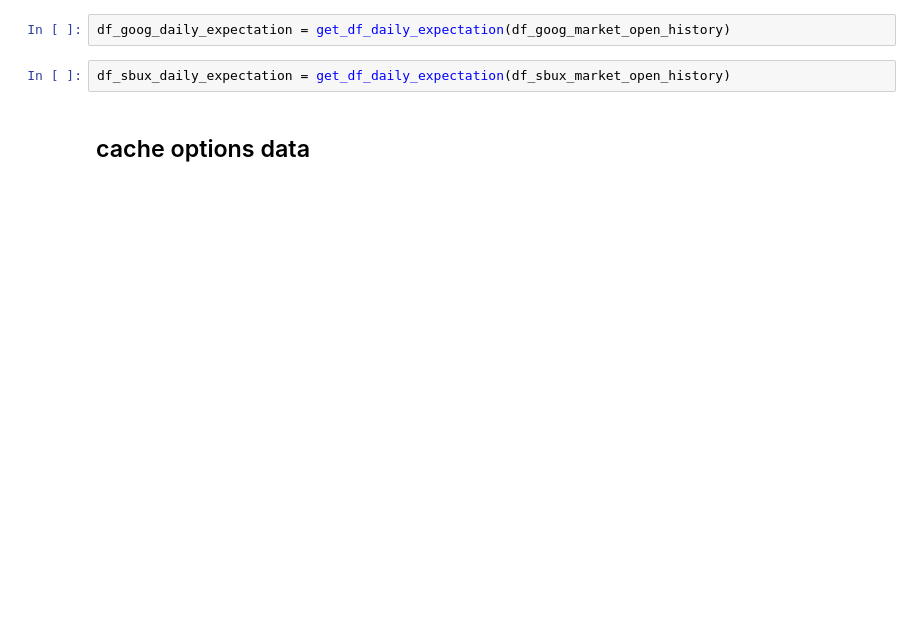
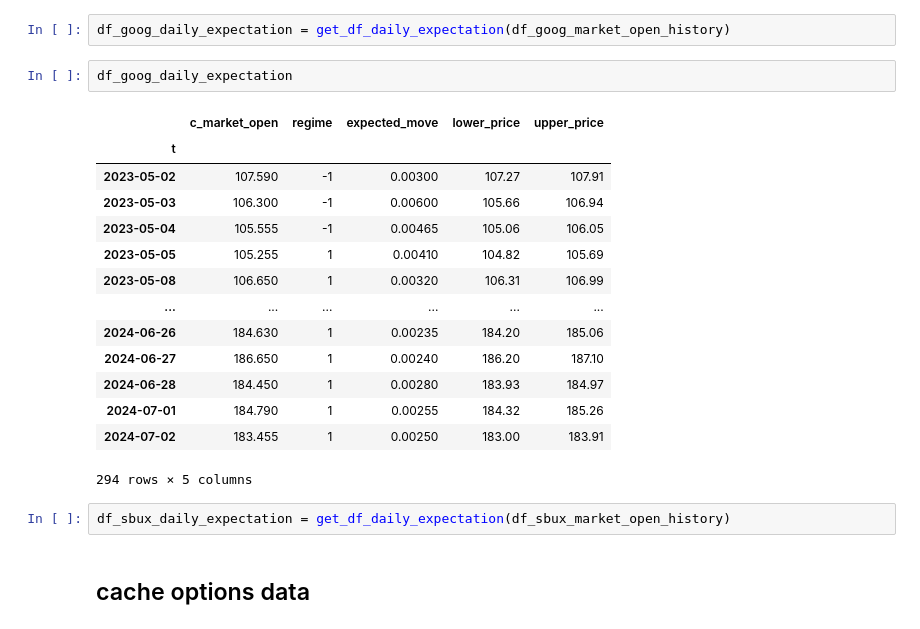
Before and after one commit to sculd/volatility_trading, a Jupyter notebook: sandbox_options.ipynb, the cells around one changed output. Cells and saved outputs as stored; diff of their text form; blank space fills up the shorter version.

```diff
--- a/sandbox_options.ipynb
+++ b/sandbox_options.ipynb
@@ -266,5 +266,22 @@ df_spx_daily_expectation
 # %%
 df_goog_daily_expectation = get_df_daily_expectation(df_goog_market_open_history)
+# %%
+df_goog_daily_expectation
+# %% [output]
+|  | c_market_open | regime | expected_move | lower_price | upper_price |
+| t |  |  |  |  |  |
+| 2023-05-02 | 107.590 | -1 | 0.00300 | 107.27 | 107.91 |
+| 2023-05-03 | 106.300 | -1 | 0.00600 | 105.66 | 106.94 |
+| 2023-05-04 | 105.555 | -1 | 0.00465 | 105.06 | 106.05 |
+| 2023-05-05 | 105.255 | 1 | 0.00410 | 104.82 | 105.69 |
+| 2023-05-08 | 106.650 | 1 | 0.00320 | 106.31 | 106.99 |
+| ... | ... | ... | ... | ... | ... |
+| 2024-06-26 | 184.630 | 1 | 0.00235 | 184.20 | 185.06 |
+| 2024-06-27 | 186.650 | 1 | 0.00240 | 186.20 | 187.10 |
+| 2024-06-28 | 184.450 | 1 | 0.00280 | 183.93 | 184.97 |
+| 2024-07-01 | 184.790 | 1 | 0.00255 | 184.32 | 185.26 |
+| 2024-07-02 | 183.455 | 1 | 0.00250 | 183.00 | 183.91 |
+294 rows × 5 columns
 # %%
 df_sbux_daily_expectation = get_df_daily_expectation(df_sbux_market_open_history)
 # %% [markdown]
```
Also changed, not shown: parts of 11 cells of this notebook.
